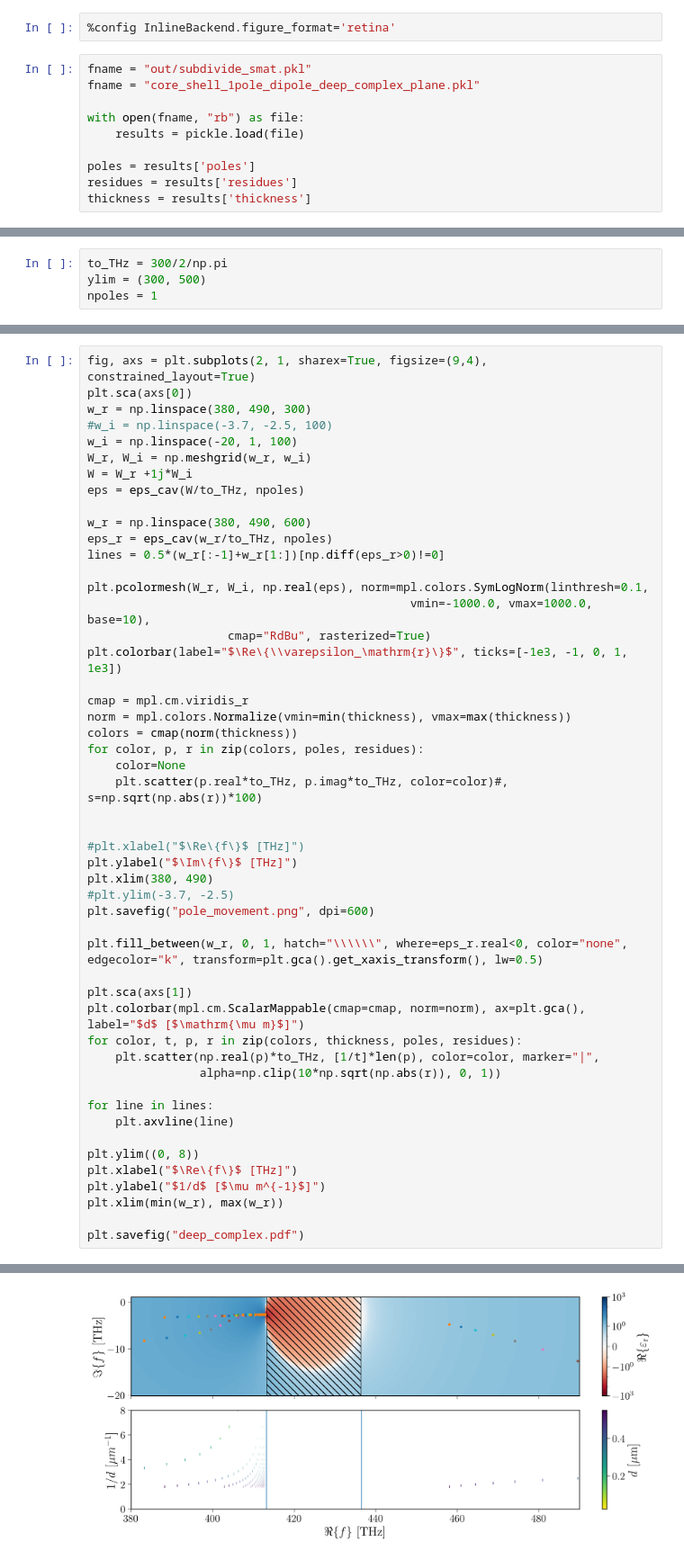
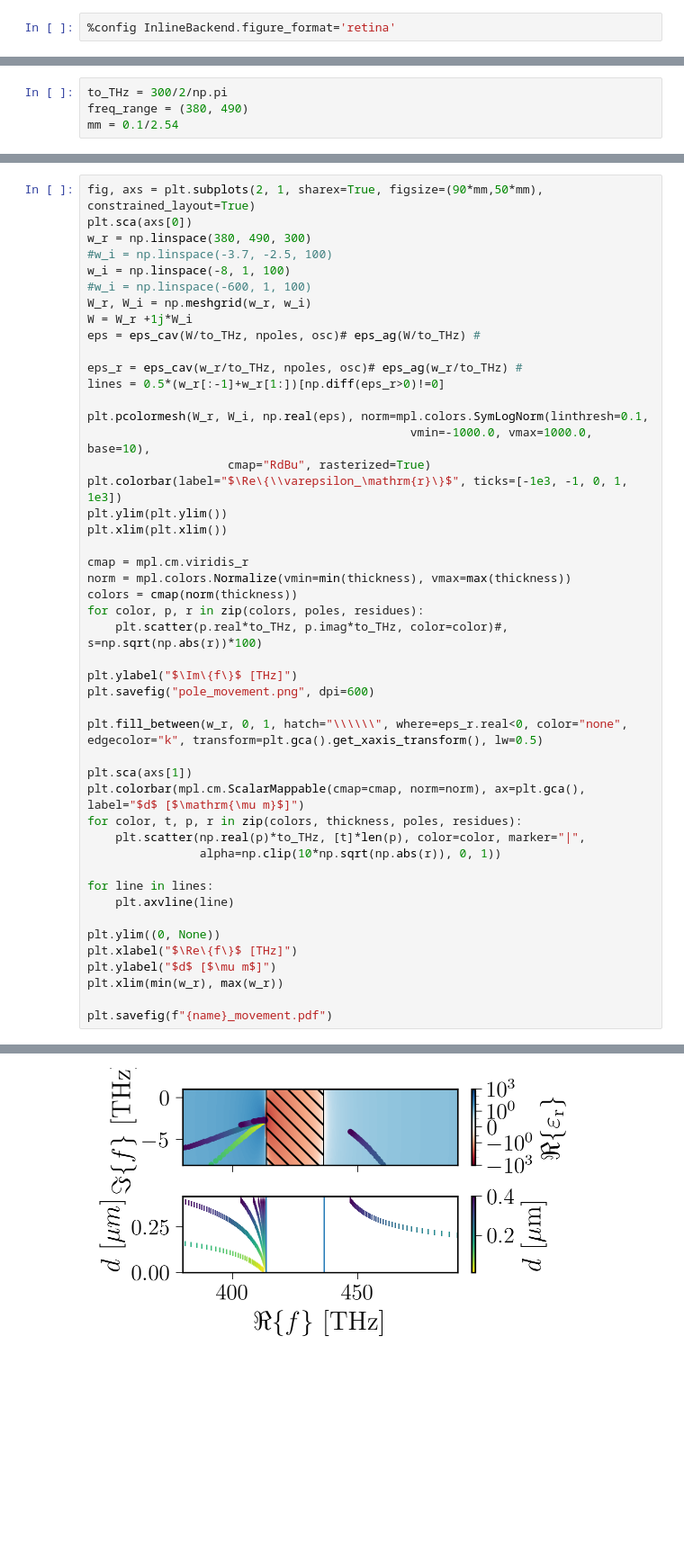
Before and after one commit to jan-david-fischbach/agsurmof, a Jupyter notebook: notebooks/plot_subdivide_results.ipynb, the cells around one changed output, grey strips where cells are left out. Shown at 90% size. Drawn from its saved outputs; the diff is of its cells as text; blank space fills up the shorter version.

Commit message:
Exlorations connecting poles to continuous lines

```diff
--- a/notebooks/plot_subdivide_results.ipynb
+++ b/notebooks/plot_subdivide_results.ipynb
@@ -6,13 +6,3 @@ from surmof_cavity import eps_cav
 import matplotlib as mpl
 # %%
 %config InlineBackend.figure_format='retina'
-# %%
-fname = "out/subdivide_smat.pkl"
-fname = "core_shell_1pole_dipole_deep_complex_plane.pkl"
-
-with open(fname, "rb") as file:
-    results = pickle.load(file)
-
-poles = results['poles']
-residues = results['residues']
-thickness = results['thickness']
@@ -21,4 +11,4 @@ An NVIDIA GPU may be present on this machine, but a CUDA-enabled jaxlib is not i
 # %%
 to_THz = 300/2/np.pi
-ylim = (300, 500)
-npoles = 1
+freq_range = (380, 490)
+mm = 0.1/2.54
@@ -25,34 +58,31 @@ npoles = 1
 # %%
-fig, axs = plt.subplots(2, 1, sharex=True, figsize=(9,4), constrained_layout=True)
+fig, axs = plt.subplots(2, 1, sharex=True, figsize=(90*mm,50*mm), constrained_layout=True)
 plt.sca(axs[0])
 w_r = np.linspace(380, 490, 300)
 #w_i = np.linspace(-3.7, -2.5, 100)
-w_i = np.linspace(-20, 1, 100)
+w_i = np.linspace(-8, 1, 100)
+#w_i = np.linspace(-600, 1, 100)
 W_r, W_i = np.meshgrid(w_r, w_i)
 W = W_r +1j*W_i
-eps = eps_cav(W/to_THz, npoles)
+eps = eps_cav(W/to_THz, npoles, osc)# eps_ag(W/to_THz) #
 
-w_r = np.linspace(380, 490, 600)
-eps_r = eps_cav(w_r/to_THz, npoles)
+eps_r = eps_cav(w_r/to_THz, npoles, osc)# eps_ag(w_r/to_THz) #
 lines = 0.5*(w_r[:-1]+w_r[1:])[np.diff(eps_r>0)!=0]
 
 plt.pcolormesh(W_r, W_i, np.real(eps), norm=mpl.colors.SymLogNorm(linthresh=0.1,
                                               vmin=-1000.0, vmax=1000.0, base=10),
                     cmap="RdBu", rasterized=True)
 plt.colorbar(label="$\Re\{\\varepsilon_\mathrm{r}\}$", ticks=[-1e3, -1, 0, 1, 1e3])
+plt.ylim(plt.ylim())
+plt.xlim(plt.xlim())
 
 cmap = mpl.cm.viridis_r
 norm = mpl.colors.Normalize(vmin=min(thickness), vmax=max(thickness))
 colors = cmap(norm(thickness))
 for color, p, r in zip(colors, poles, residues):
-    color=None
     plt.scatter(p.real*to_THz, p.imag*to_THz, color=color)#, s=np.sqrt(np.abs(r))*100)
 
-
-#plt.xlabel("$\Re\{f\}$ [THz]")
 plt.ylabel("$\Im\{f\}$ [THz]")
-plt.xlim(380, 490)
-#plt.ylim(-3.7, -2.5)
 plt.savefig("pole_movement.png", dpi=600)
 
 plt.fill_between(w_r, 0, 1, hatch="\\\\\\", where=eps_r.real<0, color="none", edgecolor="k", transform=plt.gca().get_xaxis_transform(), lw=0.5)
@@ -60,16 +90,16 @@ plt.fill_between(w_r, 0, 1, hatch="\\\\\\", where=eps_r.real<0, color="none", ed
 plt.sca(axs[1])
 plt.colorbar(mpl.cm.ScalarMappable(cmap=cmap, norm=norm), ax=plt.gca(), label="$d$ [$\mathrm{\mu m}$]")
 for color, t, p, r in zip(colors, thickness, poles, residues):
-    plt.scatter(np.real(p)*to_THz, [1/t]*len(p), color=color, marker="|",
+    plt.scatter(np.real(p)*to_THz, [t]*len(p), color=color, marker="|",
                 alpha=np.clip(10*np.sqrt(np.abs(r)), 0, 1))
 
 for line in lines:
     plt.axvline(line)
 
-plt.ylim((0, 8))
+plt.ylim((0, None))
 plt.xlabel("$\Re\{f\}$ [THz]")
-plt.ylabel("$1/d$ [$\mu m^{-1}$]")
+plt.ylabel("$d$ [$\mu m$]")
 plt.xlim(min(w_r), max(w_r))
 
-plt.savefig("deep_complex.pdf")
+plt.savefig(f"{name}_movement.pdf")
 # %% [output]
@@ -76 +107 @@ plt.savefig("deep_complex.pdf")
-[figure, old version]
+[figure, new version]
```
Also changed, not shown: parts of 15 cells of this notebook, 33 other files.
